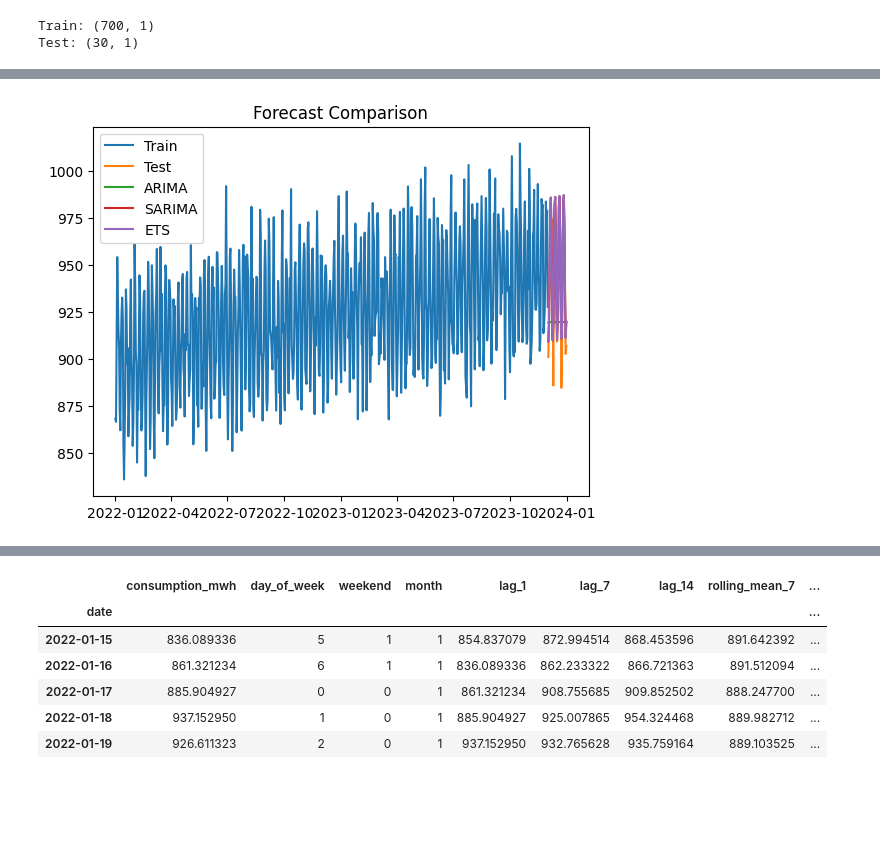
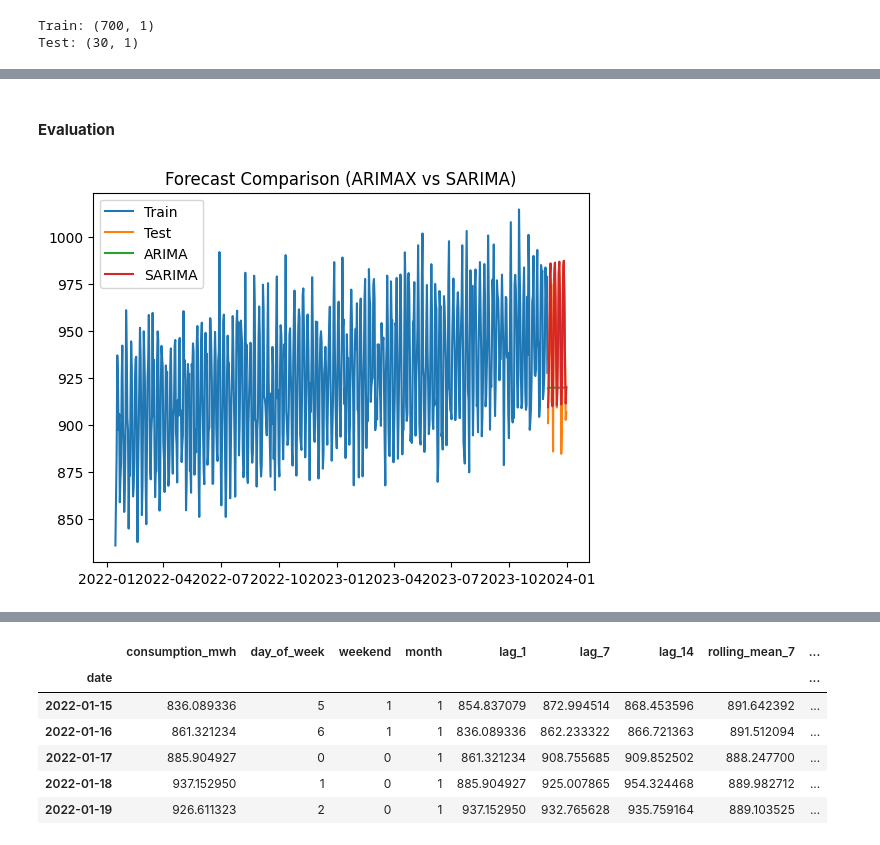
Before and after one commit to G0nkly/Ready-Set-Prophecy, a Jupyter notebook: Timeseries_Intro.ipynb, the cells around one changed output, grey strips where cells are left out. Drawn from its saved outputs; the diff is of its cells as text; code cells hidden in the pictures; blank space fills up the shorter version.

```diff
--- a/Timeseries_Intro.ipynb
+++ b/Timeseries_Intro.ipynb
@@ -169,18 +126,19 @@ dtype: float64
+# %% [markdown]
+#### **Evaluation**
 # %%
 plt.figure()
 
 plt.plot(train.index, train["consumption_mwh"], label="Train")
 plt.plot(test.index, test["consumption_mwh"], label="Test")
 
 plt.plot(test.index, arima_forecast, label="ARIMA")
 plt.plot(test.index, sarima_forecast, label="SARIMA")
-plt.plot(test.index, ets_forecast, label="ETS")
 
-plt.title("Forecast Comparison")
+plt.title("Forecast Comparison (ARIMAX vs SARIMA)")
 plt.legend()
 plt.show()
 # %% [output]
-[figure, old version]
+[figure, new version]
 # %%
 from sklearn.metrics import mean_squared_error, mean_absolute_error
 
```
Also changed, not shown: parts of 53 cells of this notebook.
